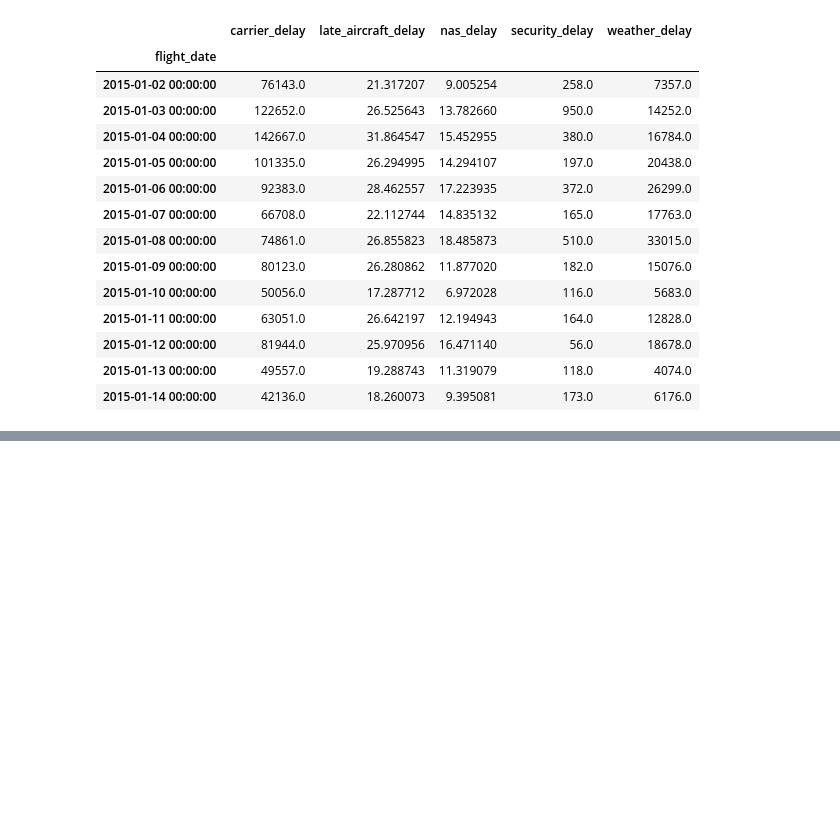
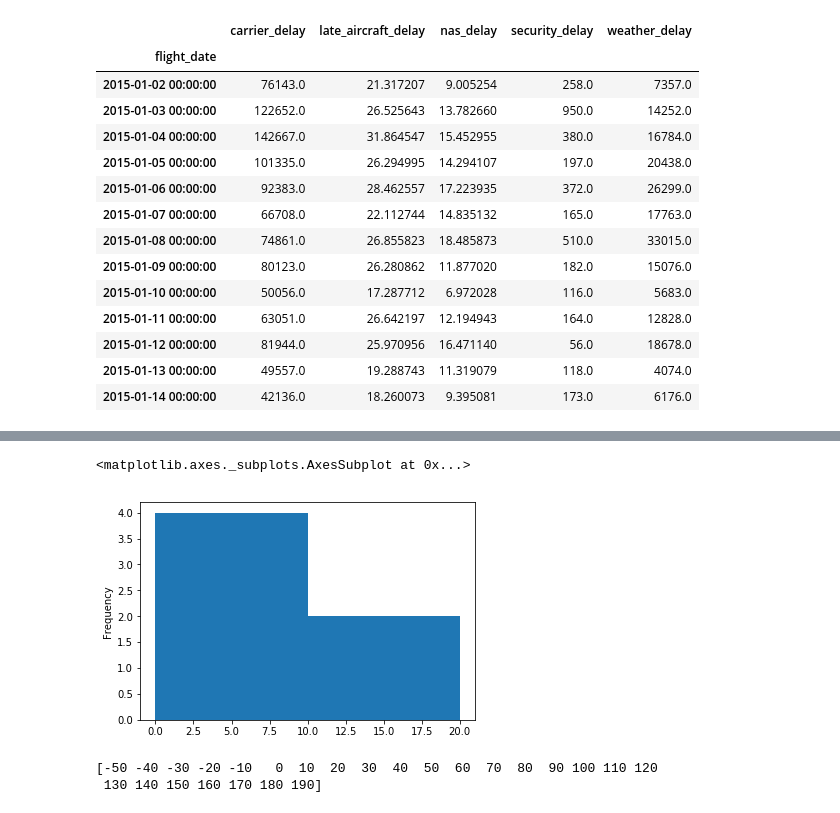
Before and after one commit to alcpinto/python-basics, a Jupyter notebook: notebooks/08analysis.ipynb, the cells around one changed output, grey strips where cells are left out. Saved outputs shown, nothing was run; the diff lists cells and outputs as text; code cells hidden in the pictures; blank space fills up the shorter version.

Commit message:
Histograms and Box plots

```diff
--- a/notebooks/08analysis.ipynb
+++ b/notebooks/08analysis.ipynb
@@ -38,0 +179,11 @@ flight_delays_by_day
+# %%
+pd.Series([1, 2, 5, 9, 12, 20]).plot(kind='hist', bins=[0,10,20]) # `bins` defines the start and end points of bins
+# %% [output]
+<matplotlib.axes._subplots.AxesSubplot at 0x...>
+[figure, added]
+# %%
+bin_values = np.arange(start=-50, stop=200, step=10)
+print(bin_values)
+# %% [output]
+[-50 -40 -30 -20 -10   0  10  20  30  40  50  60  70  80  90 100 110 120
+ 130 140 150 160 170 180 190]
```
Also changed, not shown: parts of 28 cells of this notebook.
